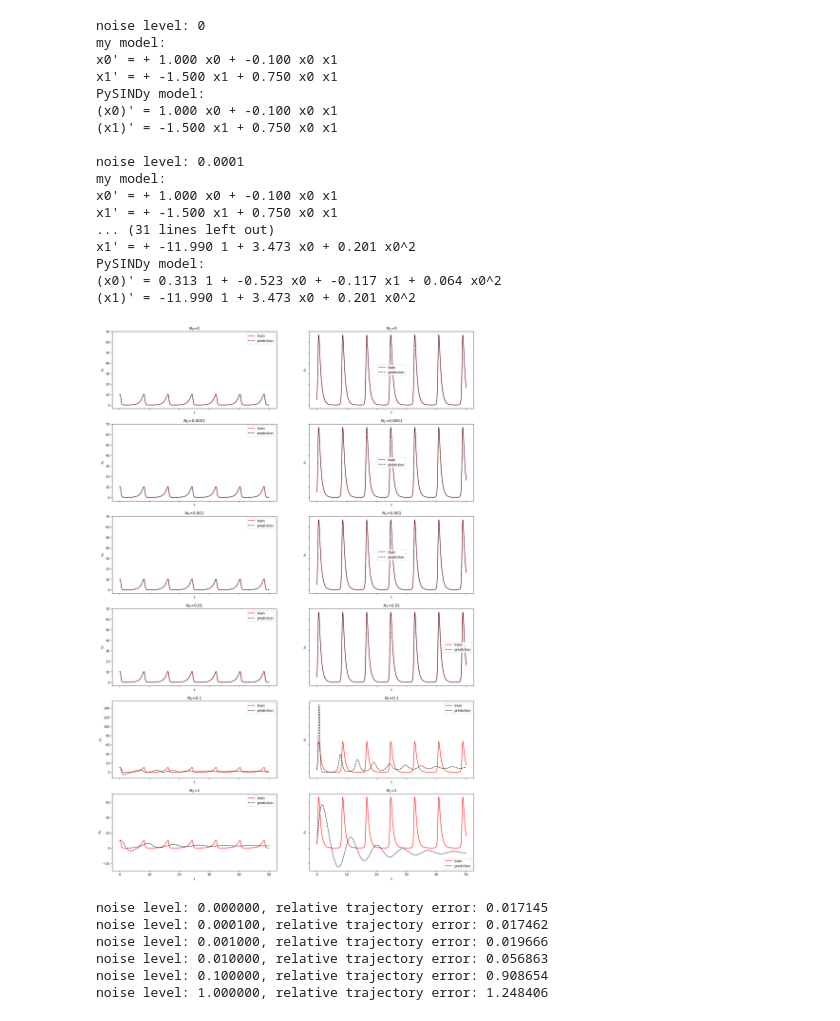
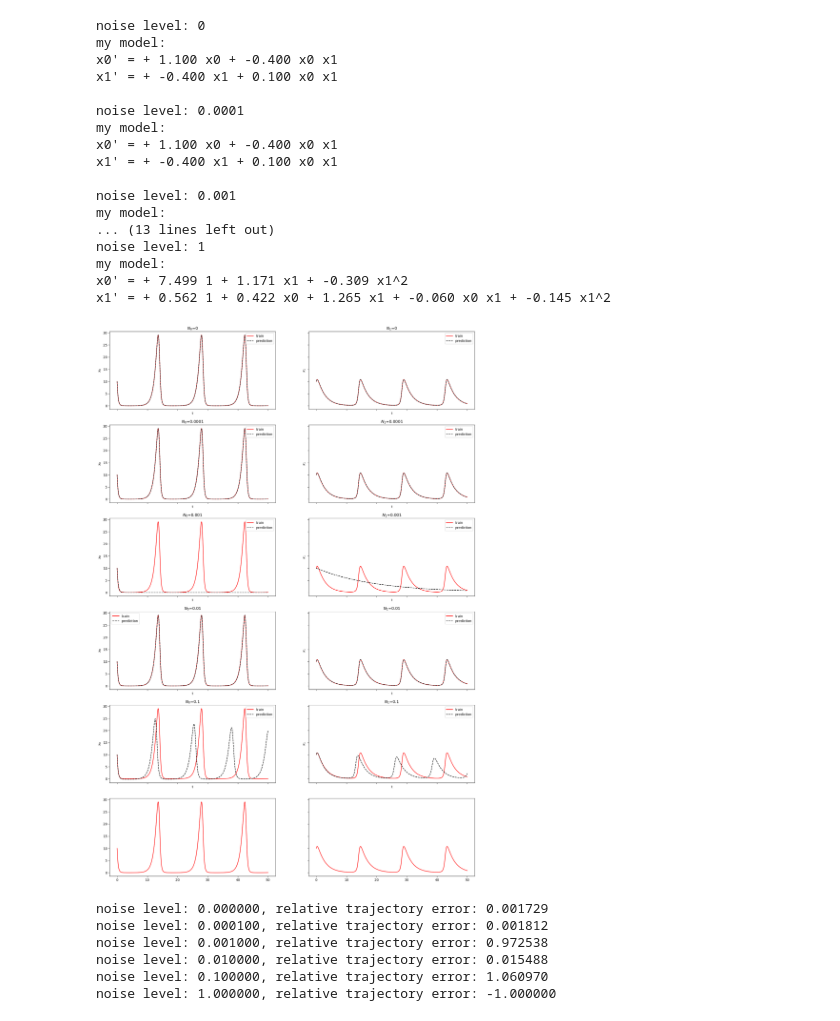
Before and after one commit to etrilling/MS-project, a Jupyter notebook: test01-basic_noise_tests.ipynb, the cells around one changed output. Saved outputs shown, nothing was run; the diff lists cells and outputs as text; code cells hidden in the pictures.

```diff
--- a/test01-basic_noise_tests.ipynb
+++ b/test01-basic_noise_tests.ipynb
@@ -12,12 +15,12 @@ from tqdm import tqdm
 # %%
 # make a specific Lotka-Volterra right-hand side function
-lotka_volterra_rhs = generate_lotka_volterra_rhs(1, 0.1, 1.5, 0.75)
+lotka_volterra_rhs = generate_lotka_volterra_rhs(*default_params['lotka_volterra'])
+x0 = default_x0['lotka_volterra']
 
 dt = 0.01
 t_span = (0, 50)
 
 t_eval = np.arange(t_span[0], t_span[1] + dt, dt)
-x0 = (10, 5)
 # %%
 x_train = generate_training_data(lotka_volterra_rhs, x0, t_eval)
 
@@ -66,10 +69,10 @@ for noise_level in tqdm(noise_levels):
     model.fit(x_train_noisy, x_dot_approx)
     models.append(model)
 
-    import pysindy as ps
-    ps_model = ps.SINDy(optimizer=ps.STLSQ(threshold=threshold), feature_library=ps.PolynomialLibrary(degree=5))
-    ps_model.fit(x_train_noisy.T, x_dot=x_dot_approx.T)
-    ps_models.append(ps_model)
+    # import pysindy as ps
+    # ps_model = ps.SINDy(optimizer=ps.STLSQ(threshold=threshold), feature_library=ps.PolynomialLibrary(degree=5))
+    # ps_model.fit(x_train_noisy.T, x_dot=x_dot_approx.T)
+    # ps_models.append(ps_model)
 
 
 # print the models
@@ -77,24 +80,24 @@ for i in range(len(noise_levels)):
     print(f"noise level: {noise_levels[i]}")
     print("my model:")
     models[i].print(decimals=3)
-    print("PySINDy model:")
-    ps_models[i].print()
+    # print("PySINDy model:")
+    # ps_models[i].print()
     print()
 # %% [output]
 noise level: 0
 my model:
-x0' = + 1.000 x0 + -0.100 x0 x1
-x1' = + -1.500 x1 + 0.750 x0 x1
-PySINDy model:
-(x0)' = 1.000 x0 + -0.100 x0 x1
-(x1)' = -1.500 x1 + 0.750 x0 x1
+x0' = + 1.100 x0 + -0.400 x0 x1
+x1' = + -0.400 x1 + 0.100 x0 x1
 
 noise level: 0.0001
 my model:
-x0' = + 1.000 x0 + -0.100 x0 x1
-x1' = + -1.500 x1 + 0.750 x0 x1
-... (31 lines left out)
-x1' = + -11.990 1 + 3.473 x0 + 0.201 x0^2
-PySINDy model:
-(x0)' = 0.313 1 + -0.523 x0 + -0.117 x1 + 0.064 x0^2
-(x1)' = -11.990 1 + 3.473 x0 + 0.201 x0^2
+x0' = + 1.100 x0 + -0.400 x0 x1
+x1' = + -0.400 x1 + 0.100 x0 x1
+
+noise level: 0.001
+my model:
+... (13 lines left out)
+noise level: 1
+my model:
+x0' = + 7.499 1 + 1.171 x1 + -0.309 x1^2
+x1' = + 0.562 1 + 0.422 x0 + 1.265 x1 + -0.060 x0 x1 + -0.145 x1^2
@@ -111,34 +111,41 @@ for model in tqdm(models):
 # %%
 n_noise_levels = len(noise_levels)
 n_svs = len(x0)
 
 fig, axs = plt.subplots(n_noise_levels, n_svs, figsize=(10*n_svs, 5*n_noise_levels), sharex='col', sharey='row')
 
 for noise_level_idx in range(n_noise_levels):
     for sv_idx in range(n_svs):
         # plot the sv_idx'th training state variable
         axs[noise_level_idx, sv_idx].plot(t_eval, x_train[sv_idx], "r", label="train")
 
+        if x_preds[noise_level_idx] is None:
+            continue
+
         # plot the sv_idx'th state variable model prediction
         axs[noise_level_idx, sv_idx].plot(t_eval, x_preds[noise_level_idx][sv_idx], "k--", label="prediction")
 
         # set the title and labels
         axs[noise_level_idx, sv_idx].set_title(f"$N_{sv_idx}$={noise_levels[noise_level_idx]}")
         axs[noise_level_idx, sv_idx].set_xlabel("t")
         axs[noise_level_idx, sv_idx].set_ylabel(f"$x_{sv_idx}$")
         axs[noise_level_idx, sv_idx].legend()
 
 fig.show()
 # %% [output]
-[figure, old version]
+[figure, new version]
 # %%
 for i in range(len(noise_levels)):
-    rte = relative_frobenius_error(x_train, x_preds[i])
+    if x_preds[i] is not None:
+        rte = relative_trajectory_error(x_train, x_preds[i])
+    else:
+        rte = -1
+
     print(f"noise level: {noise_levels[i]:.6f}, relative trajectory error: {rte:.6f}")
 # %% [output]
-noise level: 0.000000, relative trajectory error: 0.017145
-noise level: 0.000100, relative trajectory error: 0.017462
-noise level: 0.001000, relative trajectory error: 0.019666
-noise level: 0.010000, relative trajectory error: 0.056863
-noise level: 0.100000, relative trajectory error: 0.908654
-noise level: 1.000000, relative trajectory error: 1.248406
+noise level: 0.000000, relative trajectory error: 0.001729
+noise level: 0.000100, relative trajectory error: 0.001812
+noise level: 0.001000, relative trajectory error: 0.972538
+noise level: 0.010000, relative trajectory error: 0.015488
+noise level: 0.100000, relative trajectory error: 1.060970
+noise level: 1.000000, relative trajectory error: -1.000000
```
Also changed, not shown: parts of 5 cells of this notebook, 15 other files.
